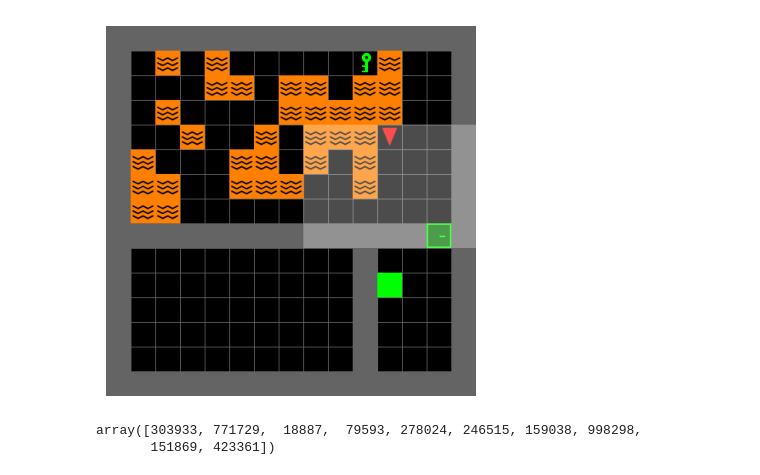
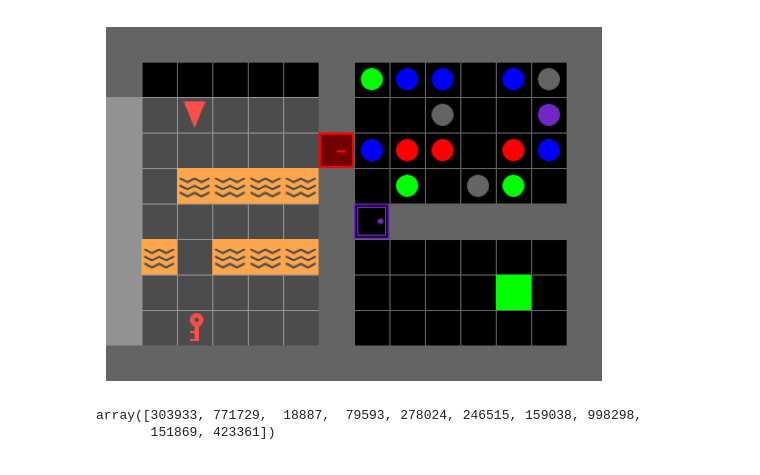
Before and after one commit to FelixDobro/Curriculum, a Jupyter notebook: dungeon.ipynb, the cells around one changed output. Drawn from its saved outputs; the diff is of its cells as text; code cells hidden in the pictures.

```diff
--- a/dungeon.ipynb
+++ b/dungeon.ipynb
@@ -1154,18 +1156,18 @@ def make_combined():
 # %%
 import matplotlib.pyplot as plt
 from envs.lava_maze import lava_0, lava_1, lava_2
 from envs.maze import make_maze_diff0, make_maze_diff1, make_maze_diff2, make_maze_diff3, lava_maze_0, lava_maze_1
 
-env = lava_maze_key()
+env = lava_key_obstacle()
 for _ in range(1):
     env.reset()
 frame = env.render()
 
 plt.imshow(frame)
 plt.axis('off')
 plt.show()
 # %% [output]
-[figure, old version]
+[figure, new version]
 # %%
 np.random.randint(low=0, high=1000000, size=(10,))
 # %% [output]
```
Also changed, not shown: parts of 5 cells of this notebook, 3 other files.
